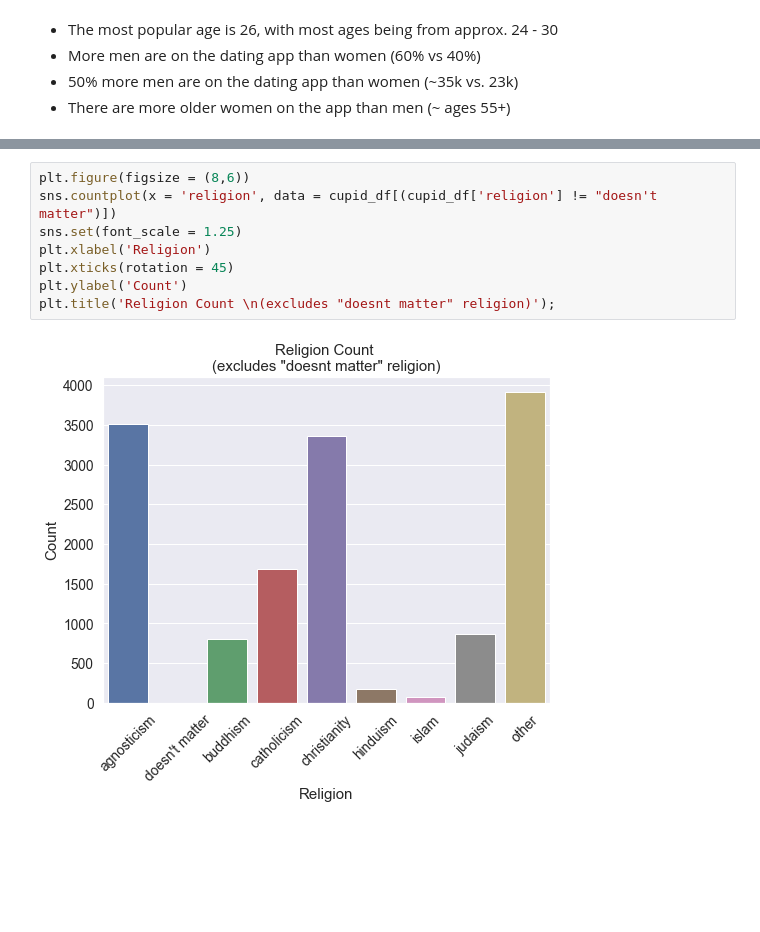
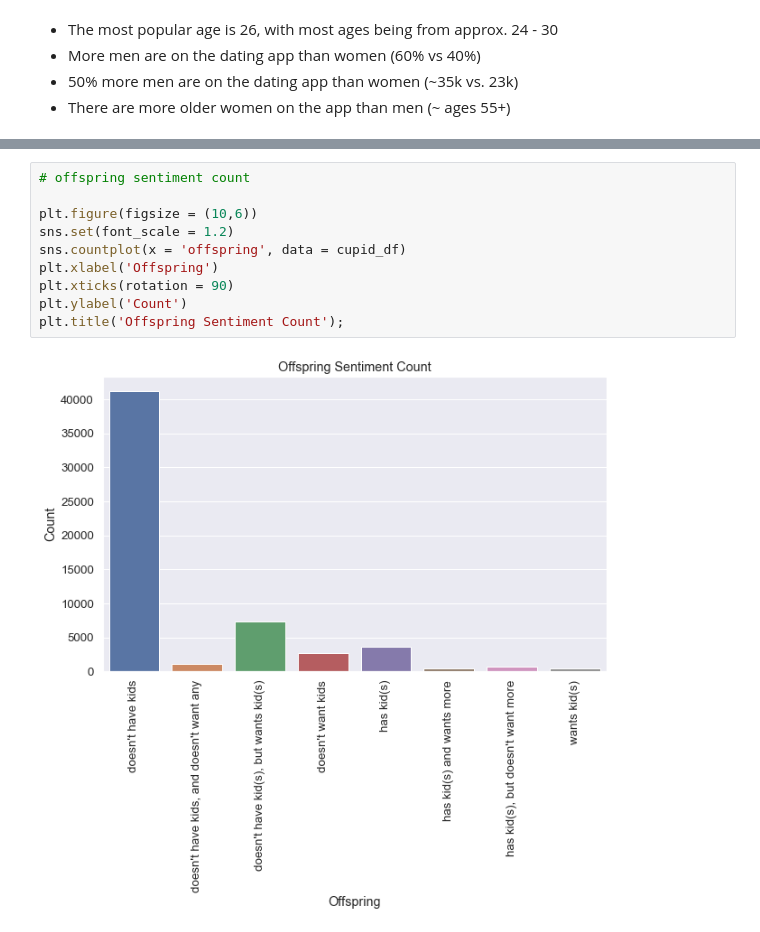
Before and after one commit to vleong1/capstone_proj, a Jupyter notebook: 05_EDA-data-viz.ipynb, the cells around one changed output, grey strips where cells are left out. Cells and saved outputs as stored; diff of their text form; blank space fills up the shorter version.

```diff
--- a/05_EDA-data-viz.ipynb
+++ b/05_EDA-data-viz.ipynb
@@ -38,10 +76,12 @@ plt.title('Age Distribution by Sex');
 # %%
-plt.figure(figsize = (8,6))
-sns.countplot(x = 'religion', data = cupid_df[(cupid_df['religion'] != "doesn't matter")])
-sns.set(font_scale = 1.25)
-plt.xlabel('Religion')
-plt.xticks(rotation = 45)
+# offspring sentiment count
+
+plt.figure(figsize = (10,6))
+sns.set(font_scale = 1.2)
+sns.countplot(x = 'offspring', data = cupid_df)
+plt.xlabel('Offspring')
+plt.xticks(rotation = 90)
 plt.ylabel('Count')
-plt.title('Religion Count \n(excludes "doesnt matter" religion)');
+plt.title('Offspring Sentiment Count');
 # %% [output]
-[figure, old version]
+[figure, new version]
```
Also changed, not shown: parts of 18 cells of this notebook, 6 other files.
